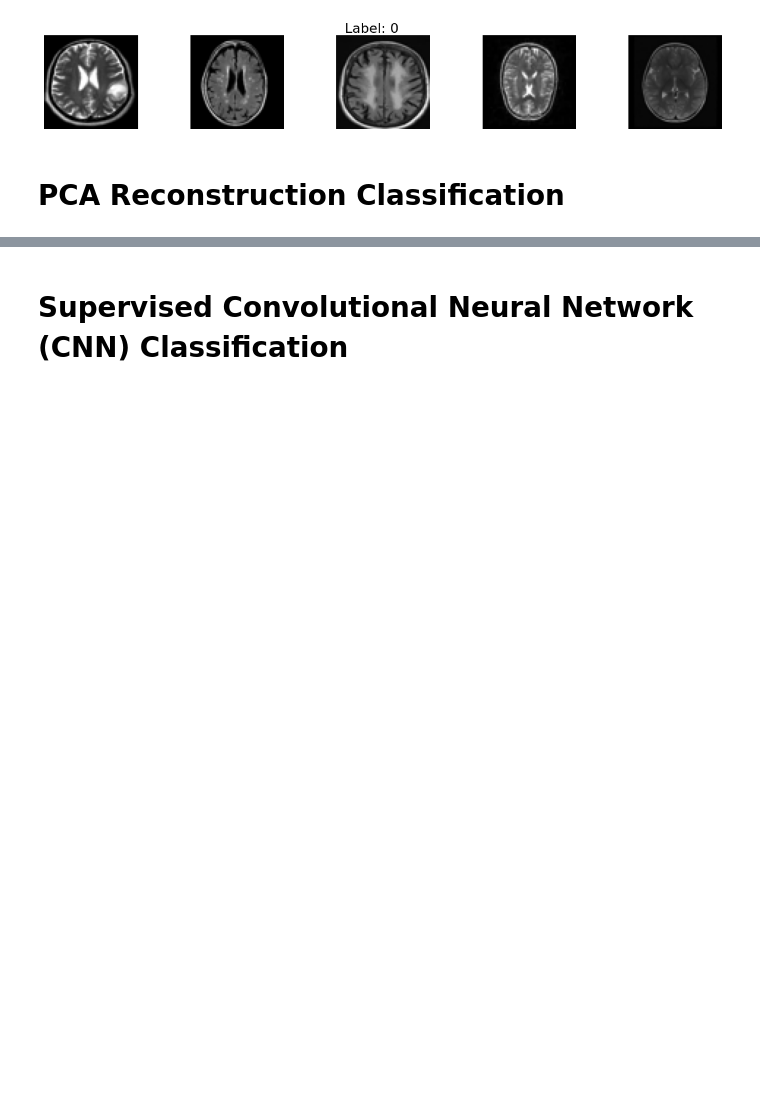
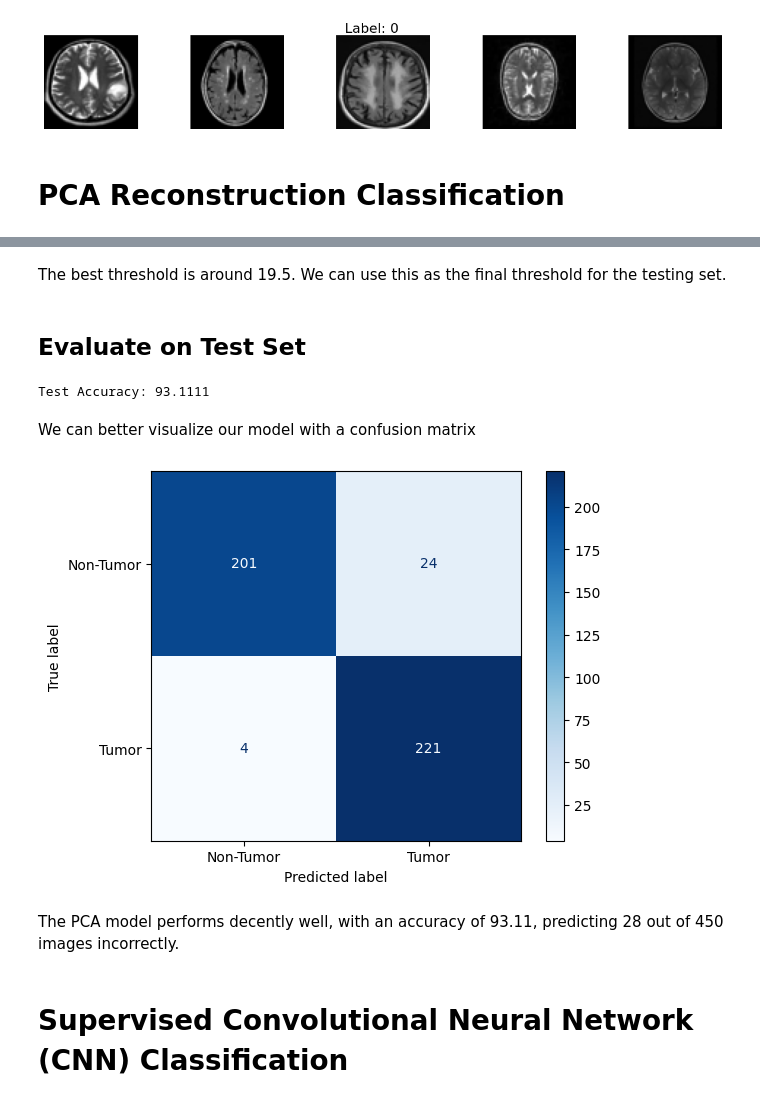
Before and after one commit to 4nanya-K/Brain-MRI-Scan-Tumor-Detection, a Jupyter notebook: Classification.ipynb, the cells around one changed output, grey strips where cells are left out. Saved outputs shown, nothing was run; the diff lists cells and outputs as text; code cells hidden in the pictures; blank space fills up the shorter version.

```diff
--- a/Classification.ipynb
+++ b/Classification.ipynb
@@ -148,0 +192,10 @@ display_images_by_label(label_0_images, label=0, num_images=5)
+# %%
+label_1_normalized = preprocess_images_pca(label_1_images)
+
+error_non_tumor = compute_reconstruction_errors(label_0_normalized)
+error_tumor = compute_reconstruction_errors(label_1_normalized)
+
+max_non_tumor_error = max(error_non_tumor)
+min_tumor_error = min(error_tumor)
+initial_threshold = (max_non_tumor_error + min_tumor_error) / 2
+print(f"Initial Threshold: {initial_threshold}")
@@ -148,0 +206,24 @@ display_images_by_label(label_0_images, label=0, num_images=5)
+# %%
+best_threshold = None
+best_val_accuracy = 0
+thresholds = np.arange(initial_threshold - 5, initial_threshold + 15, 2.5)
+
+for threshold in thresholds:
+    print(f"Testing Threshold: {threshold:.2f}")
+
+    train_accuracy = pca_classification(X_train, y_train, threshold)
+    print(f"Training Accuracy: {train_accuracy:.2f}%")
+
+    val_accuracy = pca_classification(X_val, y_val, threshold)
+    print(f"Validation Accuracy: {val_accuracy:.2f}%")
+
+    print('-----------------------------')
+
+    if val_accuracy > best_val_accuracy:
+        best_val_accuracy = val_accuracy
+        best_threshold = threshold
+        best_train_accuracy = train_accuracy
+
+print('Best Threshold:', best_threshold)
+print('Training Accuracy:', best_train_accuracy)
+print('Best Validation Accuracy:', best_val_accuracy)
@@ -149,3 +248,25 @@ display_images_by_label(label_0_images, label=0, num_images=5)
+# %% [markdown]
+The best threshold is around 19.5. We can use this as the final threshold for the testing set.
+# %% [markdown]
+## Evaluate on Test Set
+# %%
+print(f"Test Accuracy: {pca_classification(X_test, y_test, best_threshold):.4f}")
+# %% [output]
+Test Accuracy: 93.1111
+# %% [markdown]
+We can better visualize our model with a confusion matrix
+# %%
+X_normalized = preprocess_images_pca(X_test)
+reconstruction_error = compute_reconstruction_errors(X_normalized)
+X_labels = np.array([1 if error > threshold else 0 for error in reconstruction_error])
+
+cm = confusion_matrix(y_test, X_labels)
+disp = ConfusionMatrixDisplay(confusion_matrix=cm, display_labels=["Non-Tumor", "Tumor"])
+disp.plot(cmap="Blues", values_format='d');
+# %% [output]
+[figure, added]
+# %% [markdown]
+The PCA model performs decently well, with an accuracy of 93.11, predicting 28 out of 450 images incorrectly.
 # %% [markdown]
 # Supervised Convolutional Neural Network (CNN) Classification
 # %% [markdown]
```
Also changed, not shown: parts of 12 cells of this notebook.
